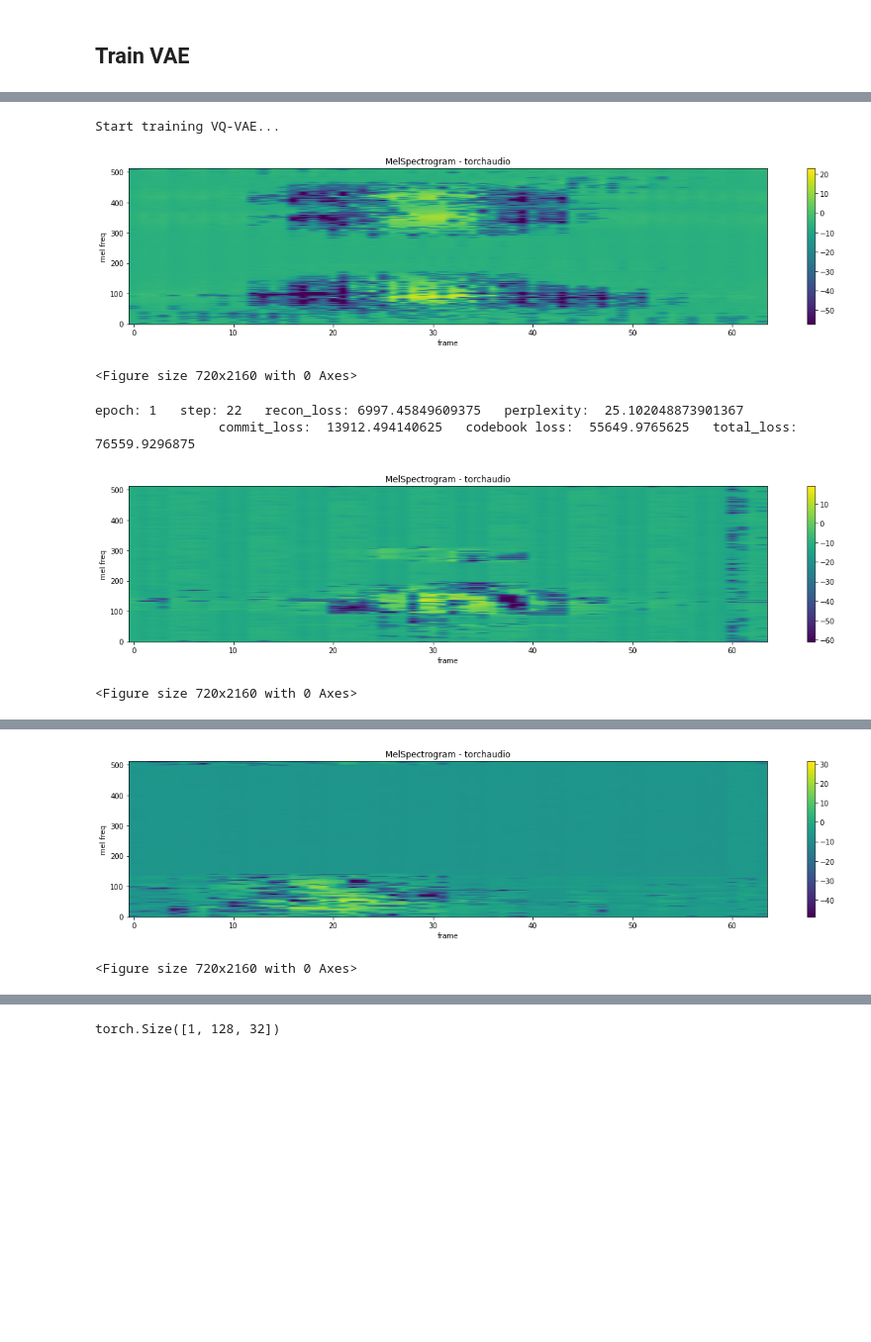
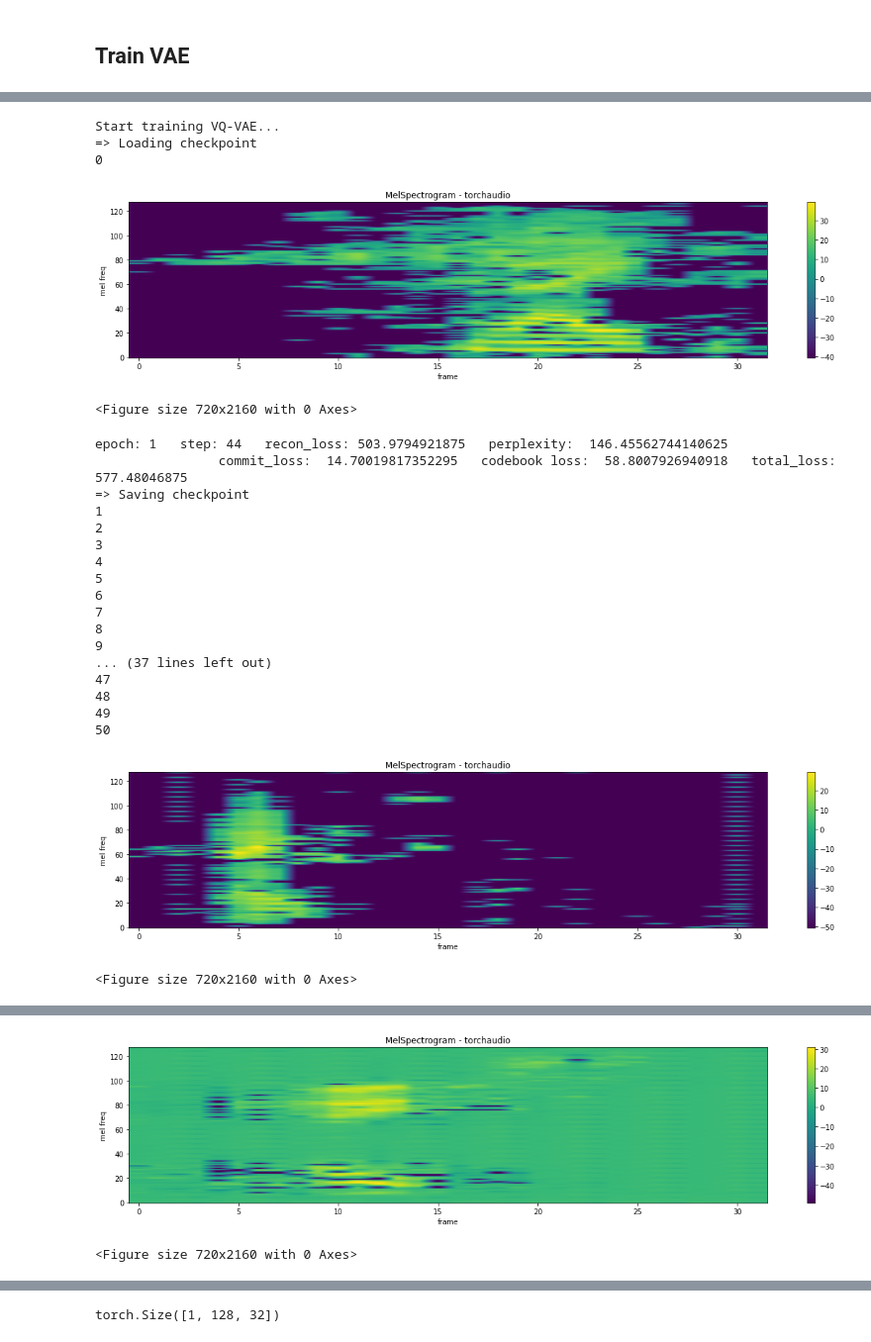
Before and after one commit to mehdihosseinimoghadam/Signal-Processing, a Jupyter notebook: vq_VAE_for_Melspectrogram.ipynb, the cells around one changed output, grey strips where cells are left out. Shown at 99% size. Cells and saved outputs as stored; diff of their text form; code cells hidden in the pictures; blank space fills up the shorter version.

Commit message:
Check Points added

```diff
--- a/vq_VAE_for_Melspectrogram.ipynb
+++ b/vq_VAE_for_Melspectrogram.ipynb
@@ -276,7 +281,7 @@ torch.Size([1, 512, 64])
 # %%
 import torchvision.transforms as transforms
 from torch.utils.data import DataLoader
-train_dataloader = DataLoader(EC, batch_size=32, shuffle=True)
+train_dataloader = DataLoader(EC, batch_size=16, shuffle=True)
 # %% [markdown]
 ## Train VAE
 # %%
@@ -306,22 +311,26 @@ class Encoder(nn.Module):
         kernel_1, kernel_2, kernel_3, kernel_4 = kernel_size
 
         self.strided_conv_1 = nn.Conv2d(input_dim, hidden_dim, kernel_1, stride, padding=1)
+        self.batch1 = nn.BatchNorm2d(hidden_dim)
         self.strided_conv_2 = nn.Conv2d(hidden_dim, hidden_dim, kernel_2, stride, padding=1)
+        self.batch2 = nn.BatchNorm2d(hidden_dim)
 
         self.residual_conv_1 = nn.Conv2d(hidden_dim, hidden_dim, kernel_3, padding=1)
+        self.batch3 = nn.BatchNorm2d(hidden_dim)
         self.residual_conv_2 = nn.Conv2d(hidden_dim, output_dim, kernel_4, padding=0)
+        self.batch4 = nn.BatchNorm2d(output_dim)
 
     def forward(self, x):
 
-        x = self.strided_conv_1(x)
-        x = self.strided_conv_2(x)
+        x = self.batch1(self.strided_conv_1(x))
+        x = self.batch2(self.strided_conv_2(x))
 
         x = F.relu(x)
-        y = self.residual_conv_1(x)
+        y = self.batch3(self.residual_conv_1(x))
         y = y+x
 
         x = F.relu(y)
-        y = self.residual_conv_2(x)
+        y = self.batch4(self.residual_conv_2(x))
         y = y+x
 
         return y
@@ -402,22 +411,26 @@ class Decoder(nn.Module):
         kernel_1, kernel_2, kernel_3, kernel_4 = kernel_sizes
 
         self.residual_conv_1 = nn.Conv2d(input_dim, hidden_dim, kernel_1, padding=0)
+        self.batch1 = nn.BatchNorm2d(hidden_dim)
         self.residual_conv_2 = nn.Conv2d(hidden_dim, hidden_dim, kernel_2, padding=1)
+        self.batch2 = nn.BatchNorm2d(hidden_dim)
 
         self.strided_t_conv_1 = nn.ConvTranspose2d(hidden_dim, hidden_dim, kernel_3, stride, padding=0)
+        self.batch3 = nn.BatchNorm2d(hidden_dim)
         self.strided_t_conv_2 = nn.ConvTranspose2d(hidden_dim, output_dim, kernel_4, stride, padding=0)
+        self.batch4 = nn.BatchNorm2d(output_dim)
 
     def forward(self, x):
 
-        y = self.residual_conv_1(x)
+        y = self.batch1(self.residual_conv_1(x))
         y = y+x
         x = F.relu(y)
 
-        y = self.residual_conv_2(x)
+        y = self.batch2(self.residual_conv_2(x))
         y = y+x
         y = F.relu(y)
 
-        y = self.strided_t_conv_1(y)
+        y = self.batch3(self.strided_t_conv_1(y))
         y = self.strided_t_conv_2(y)
 
         return y
@@ -435,6 +448,16 @@ class Model(nn.Module):
         x_hat = self.decoder(z_quantized)
 
         return x_hat, commitment_loss, codebook_loss, perplexity
+# %%
+def save_checkpoint(state, filename="/content/drive/MyDrive/my_checkpoint.pth.tar"):
+    print("=> Saving checkpoint")
+    torch.save(state, filename)
+
+
+def load_checkpoint(checkpoint, model, optimizer):
+    print("=> Loading checkpoint")
+    model.load_state_dict(checkpoint["state_dict"])
+    optimizer.load_state_dict(checkpoint["optimizer"])
 # %%
 encoder = Encoder(input_dim=input_dim, hidden_dim=hidden_dim, output_dim=hidden_dim)
 codebook = VQEmbeddingEMA(n_embeddings=n_embeddings, embedding_dim=hidden_dim)
@@ -463,6 +486,7 @@ from tqdm import tqdm
 from torchvision.utils import save_image, make_grid
 # %%
 print("Start training VQ-VAE...")
+load_checkpoint(torch.load("/content/drive/MyDrive/my_checkpoint.pth.tar"), model, optimizer)
 model.train()
 
 for epoch in range(epochs):
@@ -481,37 +505,59 @@ for epoch in range(epochs):
 
         loss.backward()
         optimizer.step()
+    print(epoch)
 
     if epoch % 50 ==0:
             plot_spectrogram(
              x_hat[0][0].cpu().detach().numpy(), title="MelSpectrogram - torchaudio", ylabel='mel freq')
             print("epoch:", epoch + 1, "  step:", batch_idx + 1, "  recon_loss:", recon_loss.item(), "  perplexity: ", perplexity.item(),
               "\n\t\tcommit_loss: ", commitment_loss.item(), "  codebook loss: ", codebook_loss.item(), "  total_loss: ", loss.item())
 
 
 
-            res = librosa.feature.inverse.mel_to_audio(x_hat[23][0].cpu().detach().numpy(),
+            res = librosa.feature.inverse.mel_to_audio(x_hat[6][0].cpu().detach().numpy(),
                                            sr=16000,
                                            n_fft=1024,
-                                           hop_length=253,
+                                           hop_length=512,
                                            win_length=None,
                                            window='hann',
                                            center=True,
                                            pad_mode='reflect',
                                            power=2.0,
                                            n_iter=32)
 
             # step4 - save it as a wav file
             import soundfile as sf
             sf.write("test1.wav", res, 16000)
 
+            checkpoint = {"state_dict": model.state_dict(), "optimizer": optimizer.state_dict()}
+    # Try save checkpoint
+            save_checkpoint(checkpoint)
+
 
 print("Finish!!")
 # %% [output]
 Start training VQ-VAE...
+=> Loading checkpoint
+0
-[figure, old version]
+[figure, new version]
 <Figure size 720x2160 with 0 Axes>
-epoch: 1   step: 22   recon_loss: 6997.45849609375   perplexity:  25.102048873901367
-                commit_loss:  13912.494140625   codebook loss:  55649.9765625   total_loss:  76559.9296875
+epoch: 1   step: 44   recon_loss: 503.9794921875   perplexity:  146.45562744140625
+                commit_loss:  14.70019817352295   codebook loss:  58.8007926940918   total_loss:  577.48046875
+=> Saving checkpoint
+1
+2
+3
+4
+5
+6
+7
+8
+9
+... (37 lines left out)
+47
+48
+49
+50
-[figure, old version]
+[figure, new version]
 <Figure size 720x2160 with 0 Axes>
@@ -520,2 +581,2 @@ epoch: 51   step: 22   recon_loss: 364.3927917480469   perplexity:  4.0034704208
-[figure, old version]
+[figure, new version]
 <Figure size 720x2160 with 0 Axes>
```
Also changed, not shown: parts of 7 cells of this notebook.
